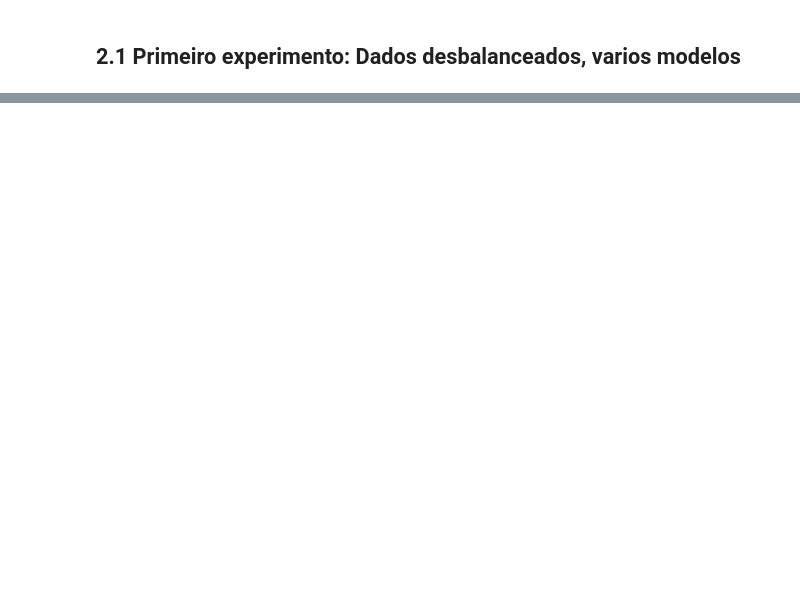
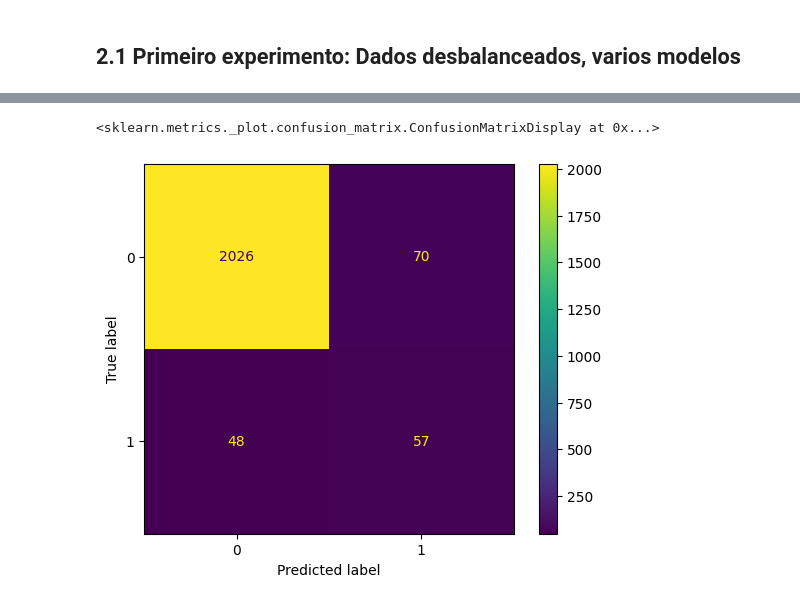
Before and after one commit to leticiacamposv/missao-data-science-stoneco, a Jupyter notebook: notebooks/3.0-lcv-train-model.ipynb, the cells around one changed output, grey strips where cells are left out. Cells and saved outputs as stored; diff of their text form; code cells hidden in the pictures; blank space fills up the shorter version.

```diff
--- a/notebooks/3.0-lcv-train-model.ipynb
+++ b/notebooks/3.0-lcv-train-model.ipynb
@@ -223,0 +443,18 @@ processed_test = cbk_data_prep(test, test=True)
+# %%
+# Split em apenas em treino e teste para não perder muitos pontos além dos removidos após balanceamento, usando o randomundersampler
+
+X_train_rus, X_test_rus, y_train_rus, y_test_rus = train_test_split(X_resampled_under, y_resampled_under, test_size=0.33, random_state=42)
+# %%
+param_grid_lgb = {
+    'n_estimators': [25, 50, 75],
+    'num_leaves': [40, 50, 60],
+    'learning_rate': [0.2, 0.25, 0.3],
+    'max_depth': [5, 6, 7]
+}
+
+# Perform grid search with cross-validation
+grid_search_rus = GridSearchCV(LGBMClassifier(verbosity=-1), param_grid_lgb, cv=5, scoring=LogLoss)
+grid_search_rus.fit(X_train_rus, y_train_rus)
+best_model_rus = grid_search_rus.best_estimator_
+
+grid_search_rus.best_params_
@@ -223,0 +463,5 @@ processed_test = cbk_data_prep(test, test=True)
+# %%
+y_pred_lgb_rus = best_model_rus.predict(X_test_transformed)
+report = classification_report(y_test, y_pred_lgb_rus)
+print(f"LGB Classifier")
+print(report)
@@ -223,0 +478,7 @@ processed_test = cbk_data_prep(test, test=True)
+# %%
+cm = confusion_matrix(y_test, y_pred_lgb_rus, labels=best_model_rus.classes_)
+disp = ConfusionMatrixDisplay(confusion_matrix=cm)
+disp.plot()
+# %% [output]
+<sklearn.metrics._plot.confusion_matrix.ConfusionMatrixDisplay at 0x...>
+[figure, added]
```
Also changed, not shown: parts of 45 cells of this notebook, 9 other files.
